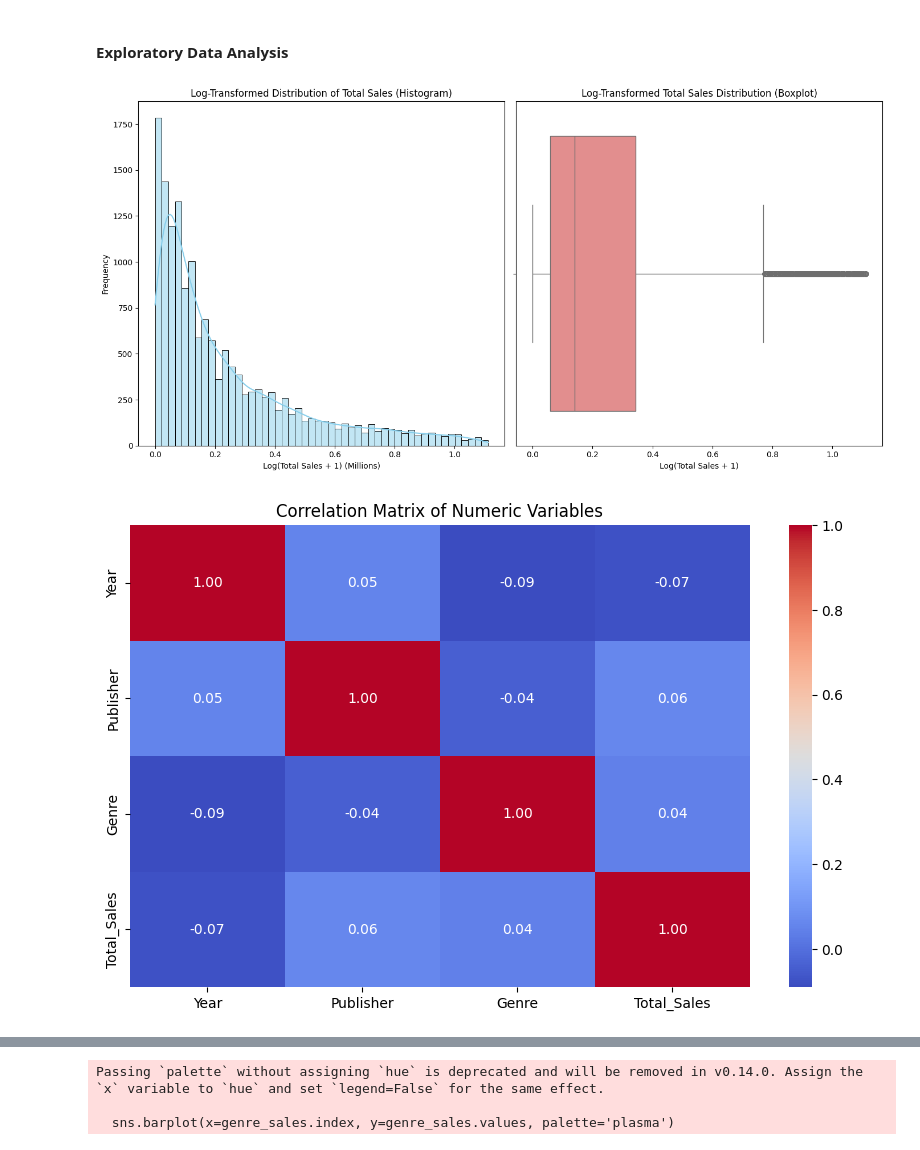
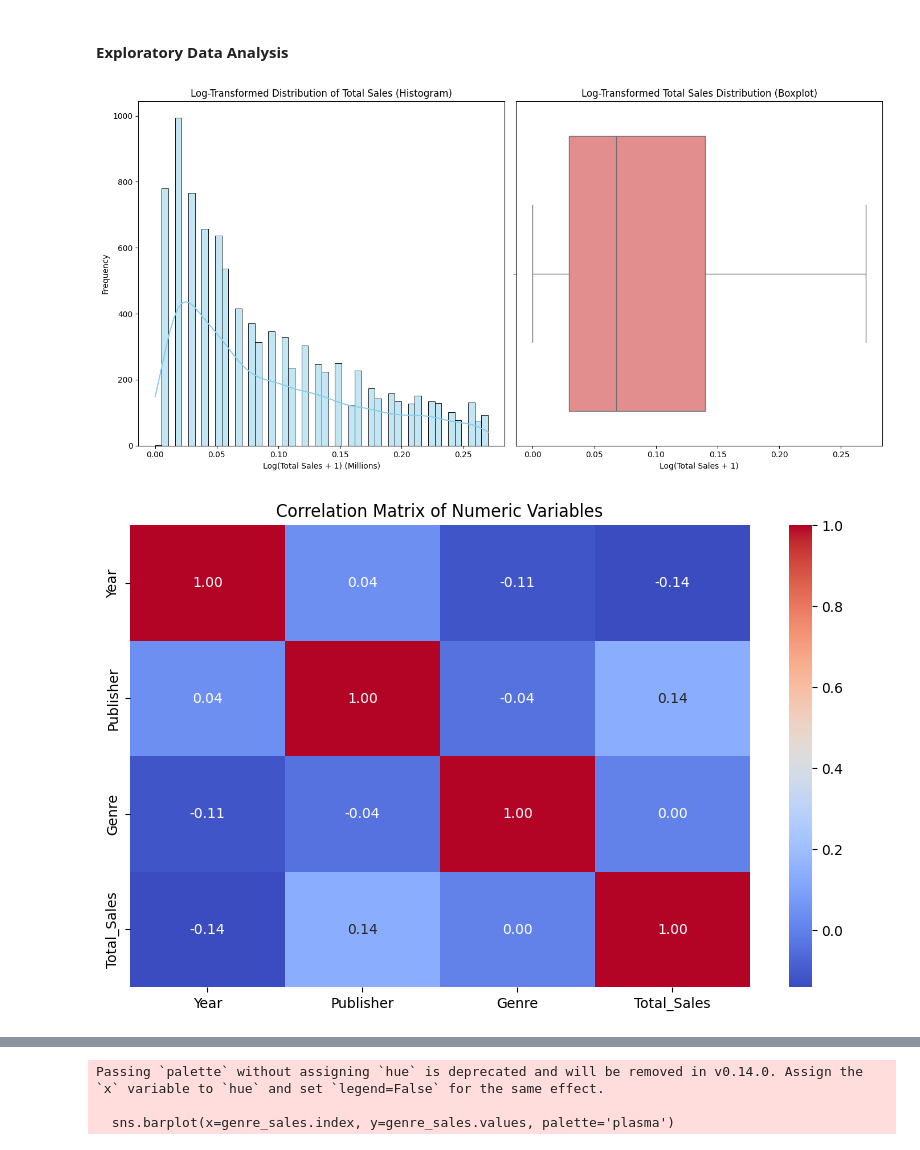
Before and after one commit to Nishat-Ahmad/DS221, a Jupyter notebook: code/EDA.ipynb, the cells around one changed output, grey strips where cells are left out. Saved outputs shown, nothing was run; the diff lists cells and outputs as text; code cells hidden in the pictures.

Commit message:
Recalculated everything for the no outliers file

```diff
--- a/code/EDA.ipynb
+++ b/code/EDA.ipynb
@@ -7,42 +7,42 @@ import pandas as pd
 import matplotlib.pyplot as plt
 import seaborn as sns
 import numpy as np
 
-df = pd.read_csv('../data/cleaned_vgsales.csv')
+df = pd.read_csv('../data/cleaned_vgsales_no_outliers.csv')
 
 # Apply log transformation to Total_Sales (for better visualization)
 df['Log_Total_Sales'] = np.log1p(df['Total_Sales'])  # log1p is log(1 + x)
 
 # Set a threshold to filter out extreme outliers
 threshold = np.percentile(df['Log_Total_Sales'], 95)
 df_filtered = df[df['Log_Total_Sales'] <= threshold]
 
 plt.figure(figsize=(14, 7))
 
 # Histogram.
 plt.subplot(1, 2, 1)
 sns.histplot(df_filtered['Log_Total_Sales'], kde=True, bins=50, color='skyblue', edgecolor='black')
 plt.title('Log-Transformed Distribution of Total Sales (Histogram)')
 plt.xlabel('Log(Total Sales + 1) (Millions)')
 plt.ylabel('Frequency')
 
 # Boxplot.
 plt.subplot(1, 2, 2)
 sns.boxplot(x=df_filtered['Log_Total_Sales'], color='lightcoral')
 plt.title('Log-Transformed Total Sales Distribution (Boxplot)')
 plt.xlabel('Log(Total Sales + 1)')
 
 plt.tight_layout()
 plt.show()
 # %% [output]
-[figure, old version]
+[figure, new version]
 # %%
 import pandas as pd
 import seaborn as sns
 import matplotlib.pyplot as plt
 from sklearn.preprocessing import LabelEncoder
 
-df = pd.read_csv('../data/cleaned_vgsales.csv')
+df = pd.read_csv('../data/cleaned_vgsales_no_outliers.csv')
 
 # Encode categorical variables (Publisher, Genre)
 label_encoders = {}
@@ -61,7 +61,7 @@ sns.heatmap(correlation_matrix, annot=True, fmt=".2f", cmap='coolwarm', cbar=Tru
 plt.title('Correlation Matrix of Numeric Variables')
 plt.show()
 # %% [output]
-[figure, old version]
+[figure, new version]
 # %%
 platform_sales = df.groupby('Platform')['Total_Sales'].sum().sort_values(ascending=False)
 
```
Also changed, not shown: parts of 1 cell of this notebook, 2 other files.
